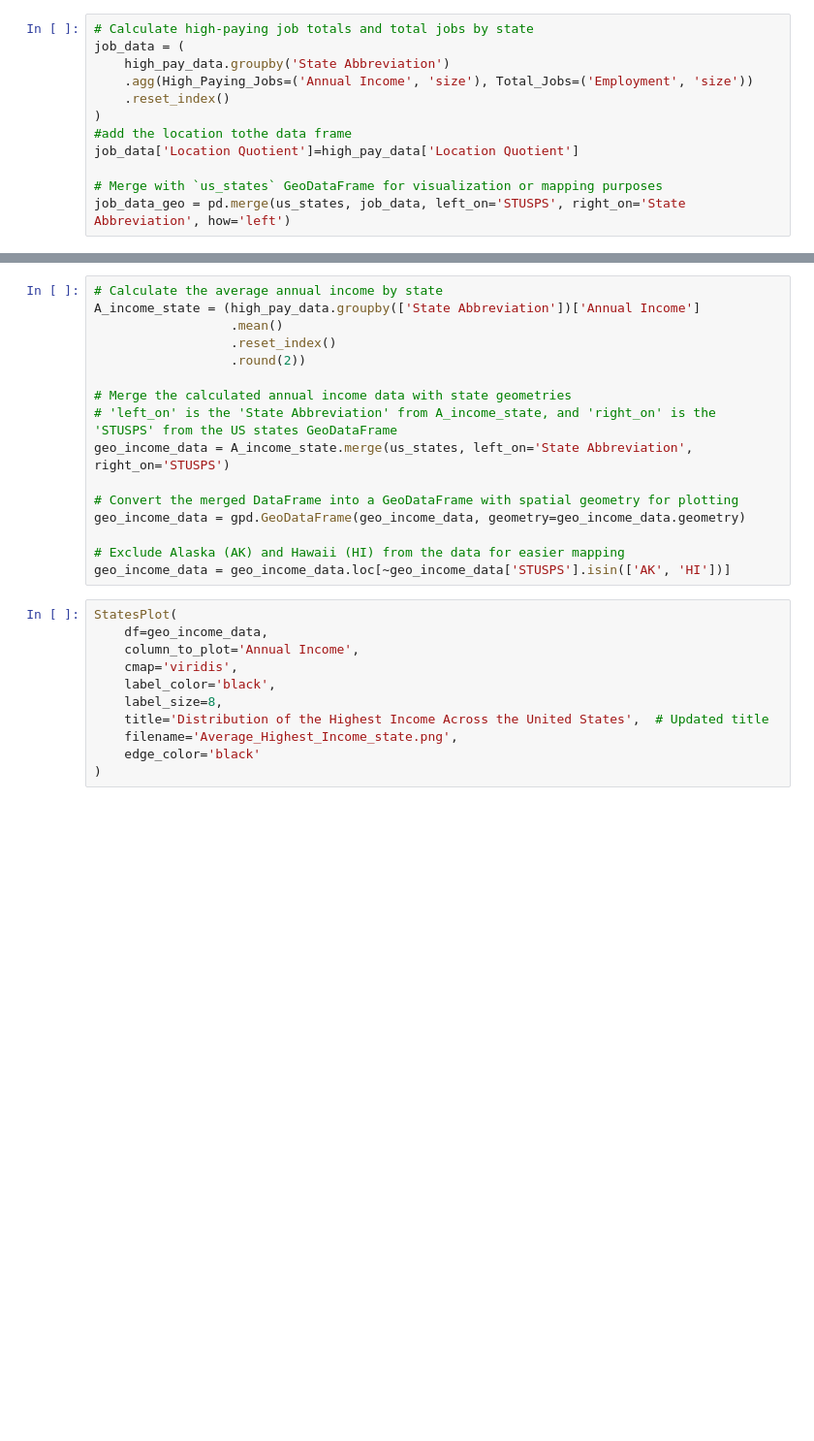
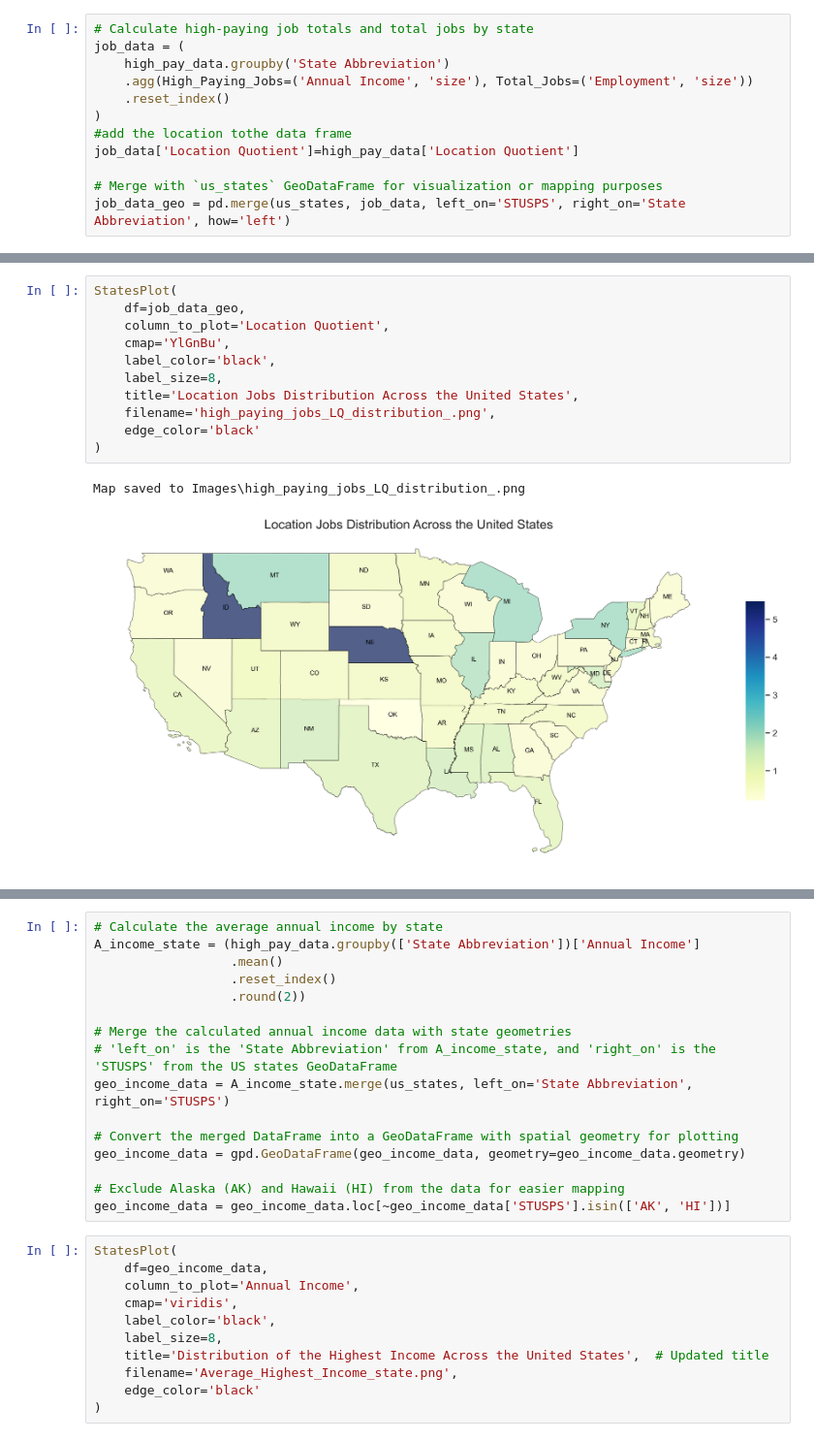
Before and after one commit to MarwaBS/high-pay-salary-predictor, a Jupyter notebook: us_mapping.ipynb, the cells around one changed output, grey strips where cells are left out. Shown at 97% size. Drawn from its saved outputs; the diff is of its cells as text; blank space fills up the shorter version.

```diff
--- a/us_mapping.ipynb
+++ b/us_mapping.ipynb
@@ -212,0 +239,14 @@ Map saved to Images/High-Paying Jobs Distribution_20241129_213552.png
+# %%
+StatesPlot(
+    df=job_data_geo,
+    column_to_plot='Location Quotient',
+    cmap='YlGnBu',
+    label_color='black',
+    label_size=8,
+    title='Location Jobs Distribution Across the United States',
+    filename='high_paying_jobs_LQ_distribution_.png',
+    edge_color='black'
+)
+# %% [output]
+Map saved to Images\high_paying_jobs_LQ_distribution_.png
+[figure, added]
```
Also changed, not shown: parts of 34 cells of this notebook.
